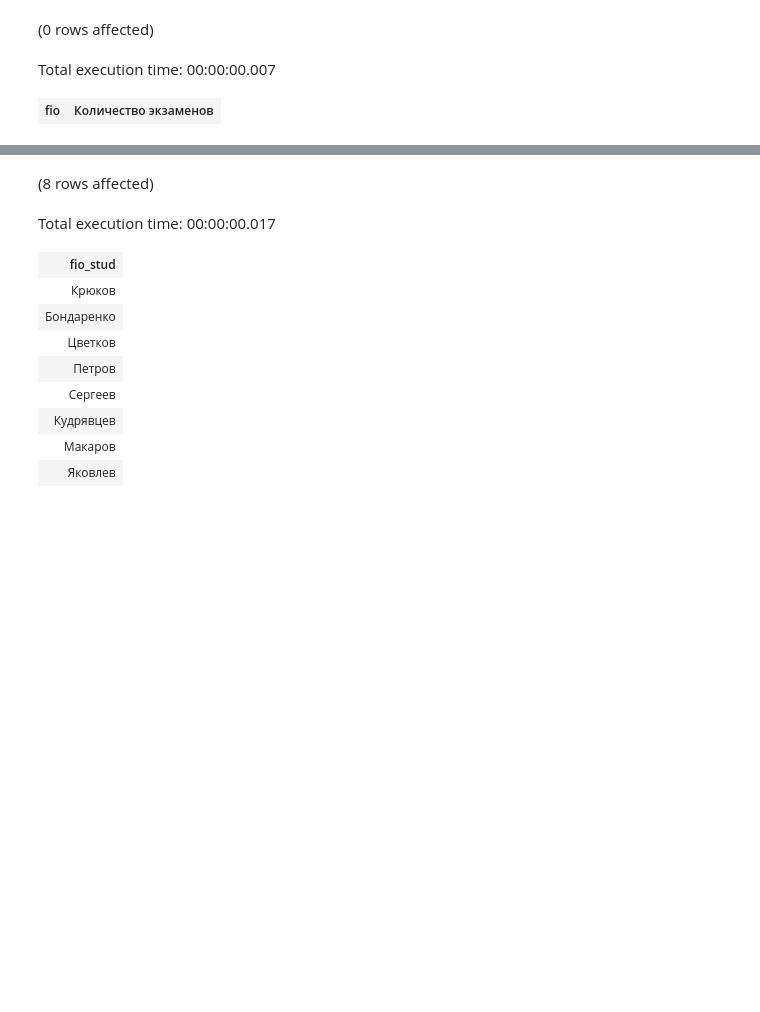
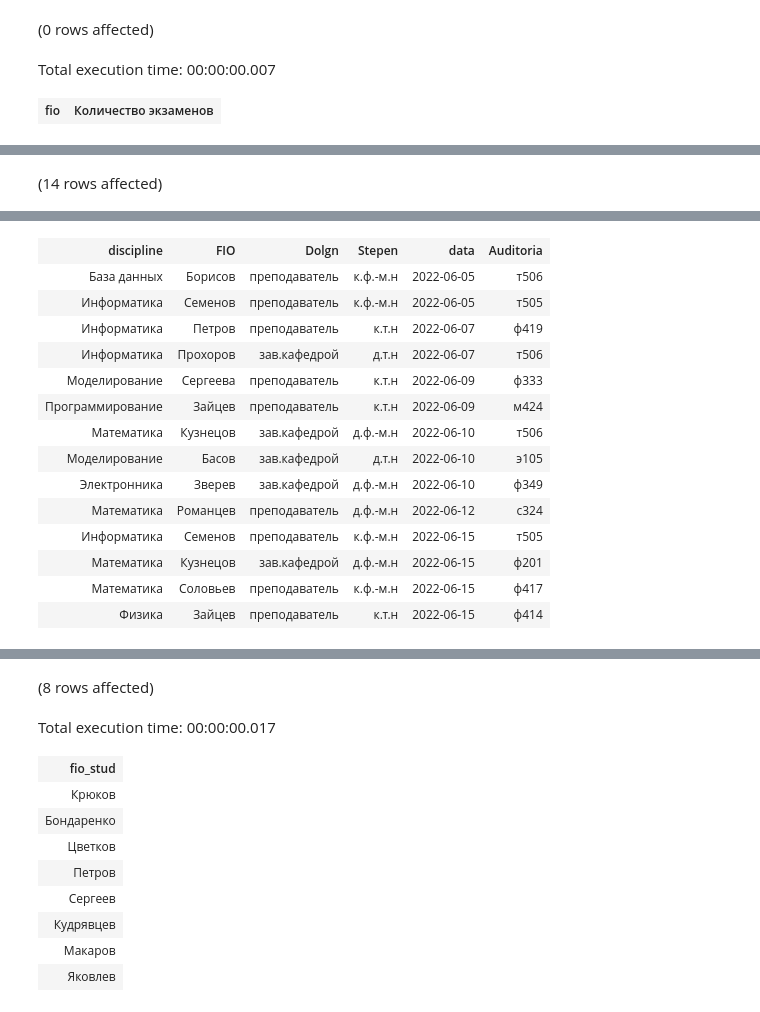
Before and after one commit to petrik33/BSU-Data-Engineering, a Jupyter notebook: 8. Table Joins/notebook.ipynb, the cells around one changed output, grey strips where cells are left out. Cells and saved outputs as stored; diff of their text form; code cells hidden in the pictures; blank space fills up the shorter version.

```diff
--- a/8. Table Joins/notebook.ipynb
+++ b/8. Table Joins/notebook.ipynb
@@ -80,0 +211,10 @@ Total execution time: 00:00:00.007
+# %%
+SELECT DISTINCT
+    PR.Predmet AS [discipline], S.FIO, S.Dolgn, P.Stepen, O.data, O.Auditoria
+    FROM Ozenka O
+    INNER JOIN Predmet PR ON O.kod = PR.kod_pred
+    INNER JOIN Sotrudnik S ON O.Tab_Nom = S.TabNom
+    INNER JOIN Prepodavatel P ON O.Tab_Nom = P.TabNom_pr
+    ORDER BY O.[data]
+# %% [output]
+(14 rows affected)
@@ -80,0 +222,15 @@ Total execution time: 00:00:00.007
+| discipline | FIO | Dolgn | Stepen | data | Auditoria |
+| База данных | Борисов | преподаватель | к.ф.-м.н | 2022-06-05 | т506 |
+| Информатика | Семенов | преподаватель | к.ф.-м.н | 2022-06-05 | т505 |
+| Информатика | Петров | преподаватель | к.т.н | 2022-06-07 | ф419 |
+| Информатика | Прохоров | зав.кафедрой | д.т.н | 2022-06-07 | т506 |
+| Моделирование | Сергеева | преподаватель | к.т.н | 2022-06-09 | ф333 |
+| Программирование | Зайцев | преподаватель | к.т.н | 2022-06-09 | м424 |
+| Математика | Кузнецов | зав.кафедрой | д.ф.-м.н | 2022-06-10 | т506 |
+| Моделирование | Басов | зав.кафедрой | д.т.н | 2022-06-10 | э105 |
+| Электронника | Зверев | зав.кафедрой | д.ф.-м.н | 2022-06-10 | ф349 |
+| Математика | Романцев | преподаватель | д.ф.-м.н | 2022-06-12 | с324 |
+| Информатика | Семенов | преподаватель | к.ф.-м.н | 2022-06-15 | т505 |
+| Математика | Кузнецов | зав.кафедрой | д.ф.-м.н | 2022-06-15 | ф201 |
+| Математика | Соловьев | преподаватель | к.ф.-м.н | 2022-06-15 | ф417 |
+| Физика | Зайцев | преподаватель | к.т.н | 2022-06-15 | ф414 |
```
Also changed, not shown: parts of 38 cells of this notebook.
